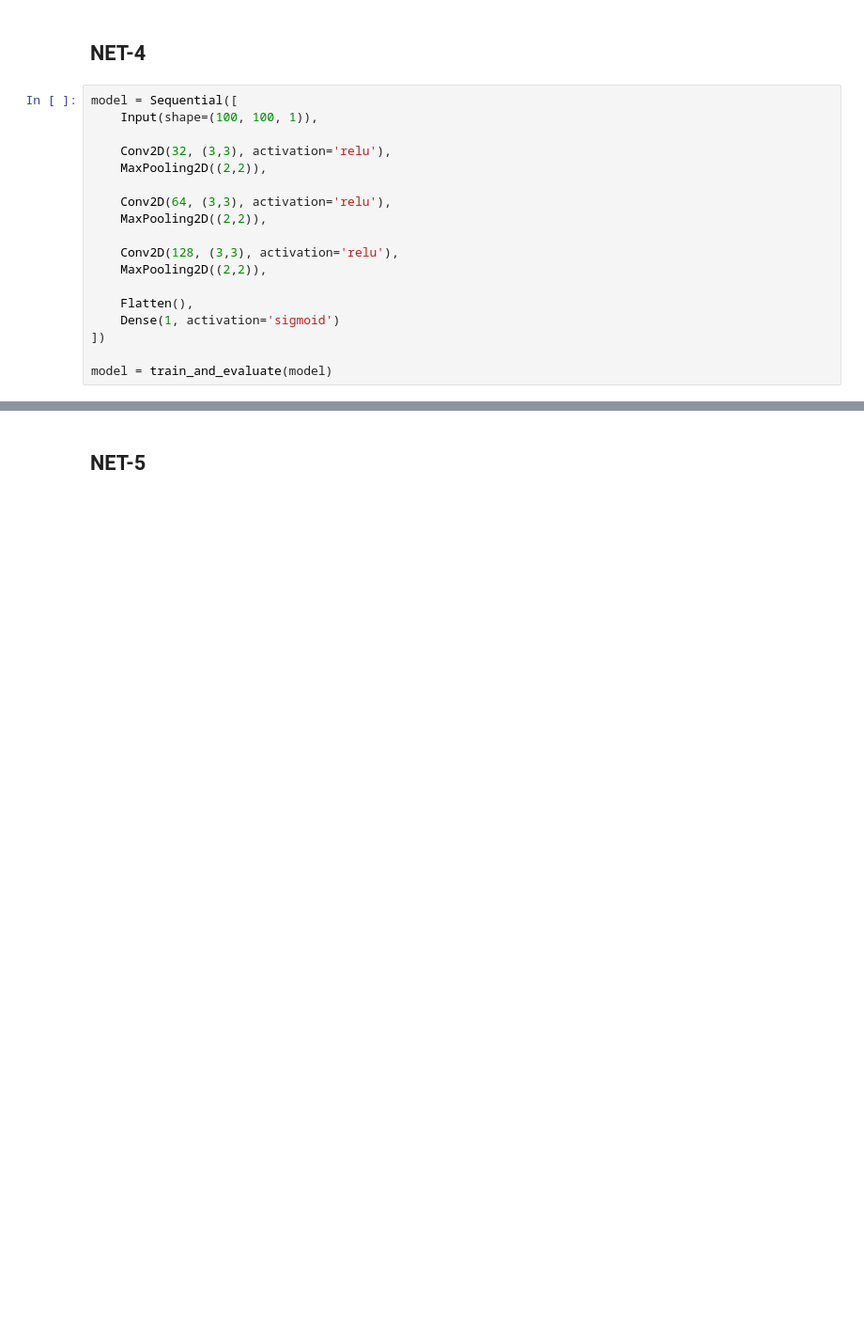
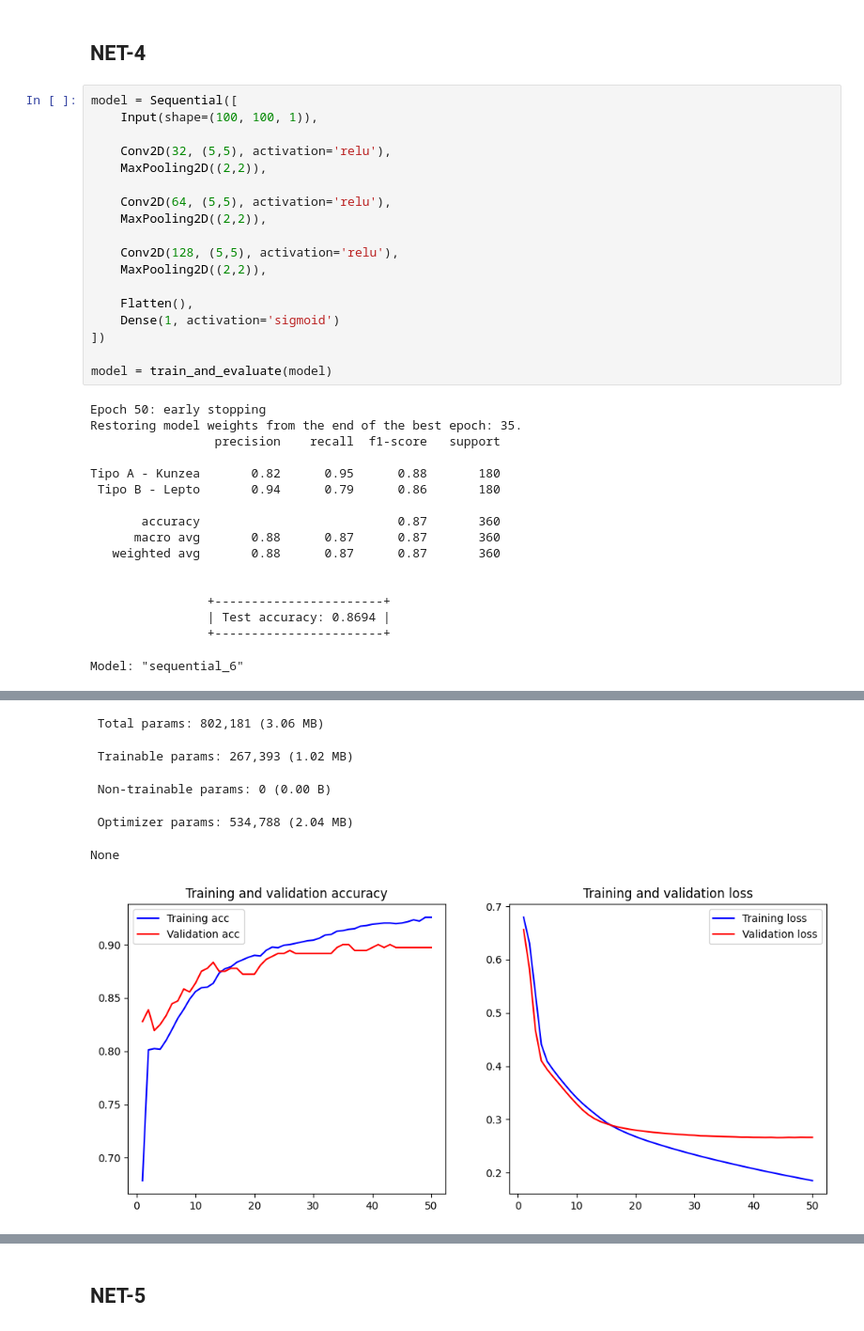
Before and after one commit to davidgc14/Mineria-Datos-UNED, a Jupyter notebook: Practica-3/laboratorio.ipynb, the cells around one changed output, grey strips where cells are left out. Shown at 94% size. Saved outputs shown, nothing was run; the diff lists cells and outputs as text; blank space fills up the shorter version.

```diff
--- a/Practica-3/laboratorio.ipynb
+++ b/Practica-3/laboratorio.ipynb
@@ -816,13 +964,13 @@ model = train_and_evaluate(model, train_data=X_train_augmented, train_labels=y_t
 model = Sequential([
     Input(shape=(100, 100, 1)),
 
-    Conv2D(32, (3,3), activation='relu'),
+    Conv2D(32, (5,5), activation='relu'),
     MaxPooling2D((2,2)),
 
-    Conv2D(64, (3,3), activation='relu'),
+    Conv2D(64, (5,5), activation='relu'),
     MaxPooling2D((2,2)),
 
-    Conv2D(128, (3,3), activation='relu'),
+    Conv2D(128, (5,5), activation='relu'),
     MaxPooling2D((2,2)),
 
     Flatten(),
@@ -830,3 +978,20 @@ model = Sequential([
 ])
 
 model = train_and_evaluate(model)
+# %% [output]
+Epoch 50: early stopping
+Restoring model weights from the end of the best epoch: 35.
+                 precision    recall  f1-score   support
+
+Tipo A - Kunzea       0.82      0.95      0.88       180
+ Tipo B - Lepto       0.94      0.79      0.86       180
+
+       accuracy                           0.87       360
+      macro avg       0.88      0.87      0.87       360
+   weighted avg       0.88      0.87      0.87       360
+
+
+                +-----------------------+
+                | Test accuracy: 0.8694 |
+                +-----------------------+
+Model: "sequential_6"
@@ -832,0 +1017,6 @@ model = train_and_evaluate(model)
+ Total params: 802,181 (3.06 MB)
+ Trainable params: 267,393 (1.02 MB)
+ Non-trainable params: 0 (0.00 B)
+ Optimizer params: 534,788 (2.04 MB)
+None
+[figure, added]
```
Also changed, not shown: parts of 16 cells of this notebook.
